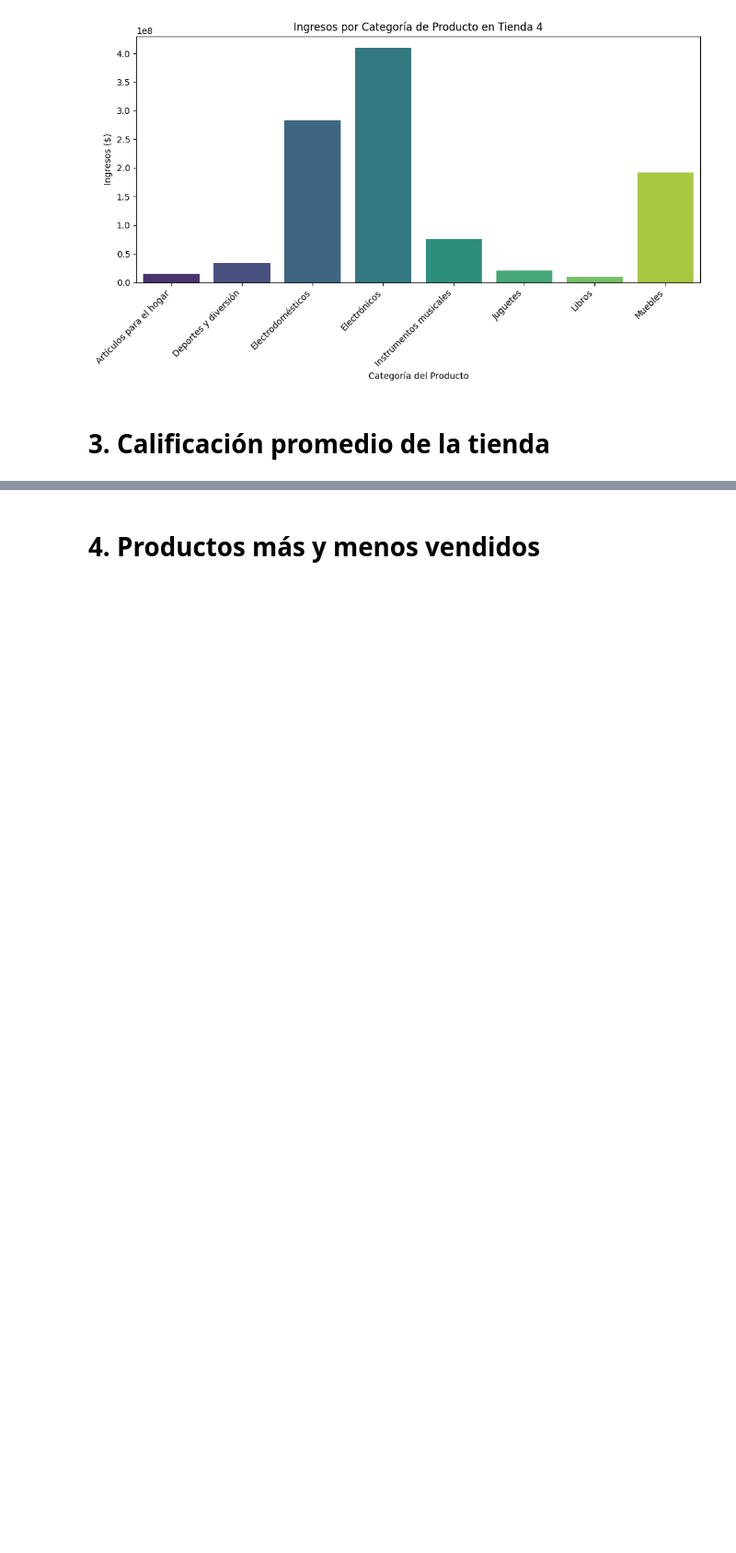
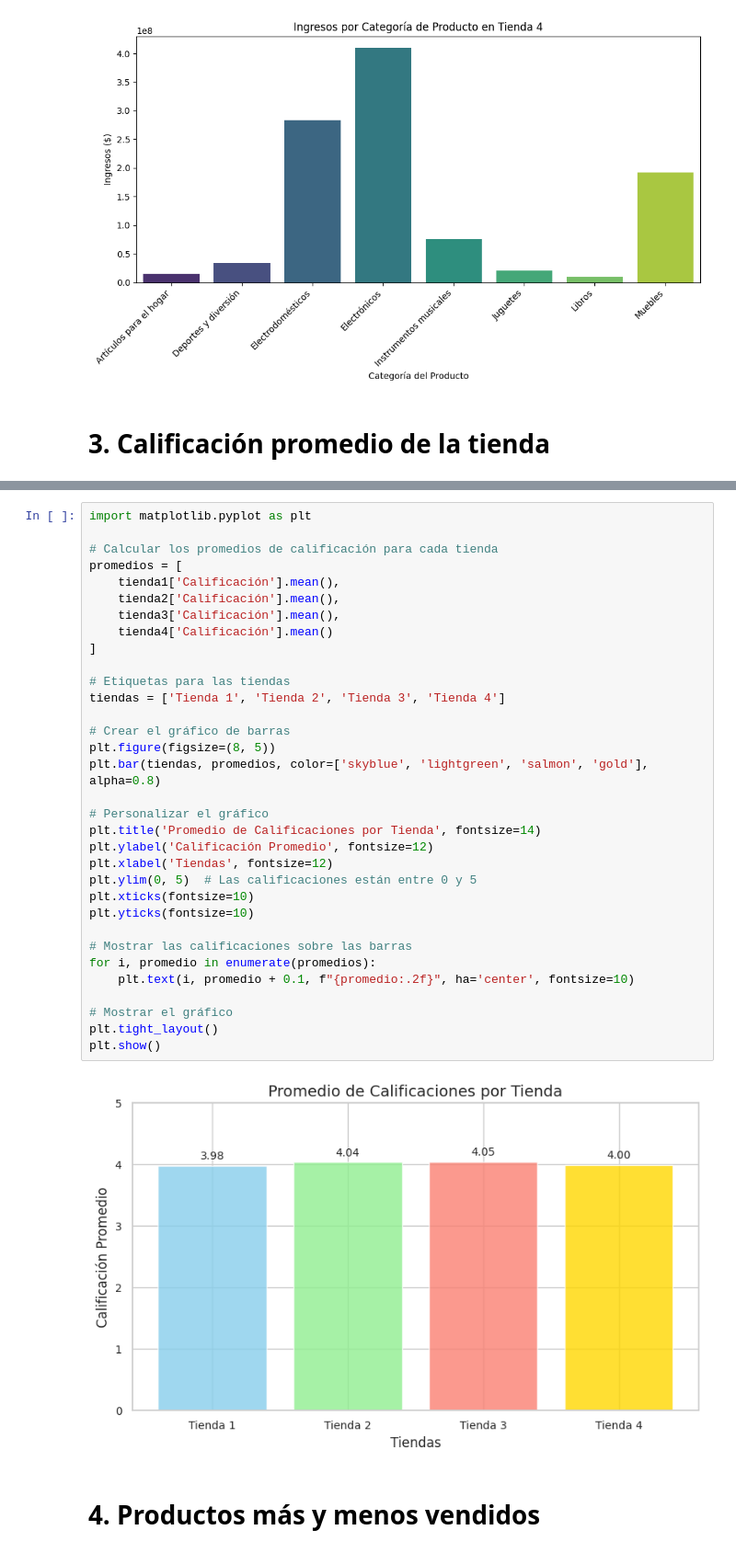
Before and after one commit to GabArg/ProyectoAluraLatam, a Jupyter notebook: AluraStoreLatam.ipynb, the cells around one changed output, grey strips where cells are left out. Shown: that part at 92% size. Saved outputs shown, nothing was run; the diff lists cells and outputs as text; blank space fills up the shorter version.

```diff
--- a/AluraStoreLatam.ipynb
+++ b/AluraStoreLatam.ipynb
@@ -227,2 +156,37 @@ Passing `palette` without assigning `hue` is deprecated and will be removed in v
+# %%
+import matplotlib.pyplot as plt
+
+# Calcular los promedios de calificación para cada tienda
+promedios = [
+    tienda1['Calificación'].mean(),
+    tienda2['Calificación'].mean(),
+    tienda3['Calificación'].mean(),
+    tienda4['Calificación'].mean()
+]
+
+# Etiquetas para las tiendas
+tiendas = ['Tienda 1', 'Tienda 2', 'Tienda 3', 'Tienda 4']
+
+# Crear el gráfico de barras
+plt.figure(figsize=(8, 5))
+plt.bar(tiendas, promedios, color=['skyblue', 'lightgreen', 'salmon', 'gold'], alpha=0.8)
+
+# Personalizar el gráfico
+plt.title('Promedio de Calificaciones por Tienda', fontsize=14)
+plt.ylabel('Calificación Promedio', fontsize=12)
+plt.xlabel('Tiendas', fontsize=12)
+plt.ylim(0, 5)  # Las calificaciones están entre 0 y 5
+plt.xticks(fontsize=10)
+plt.yticks(fontsize=10)
+
+# Mostrar las calificaciones sobre las barras
+for i, promedio in enumerate(promedios):
+    plt.text(i, promedio + 0.1, f"{promedio:.2f}", ha='center', fontsize=10)
+
+# Mostrar el gráfico
+plt.tight_layout()
+plt.show()
+# %% [output]
+[figure, added]
 # %% [markdown]
 # 4. Productos más y menos vendidos
```
Also changed, not shown: parts of 12 cells of this notebook.
